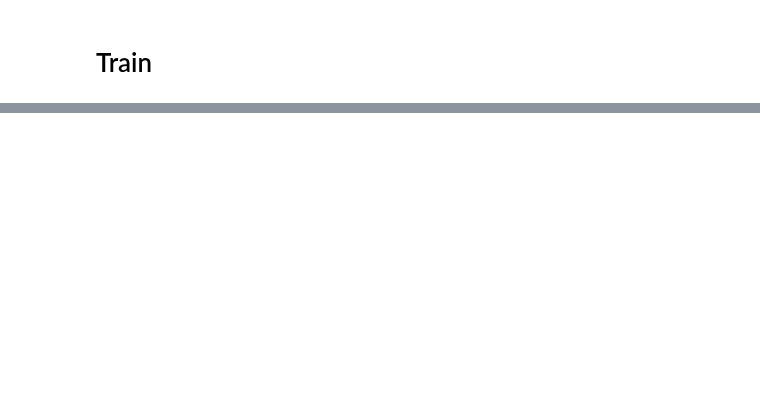
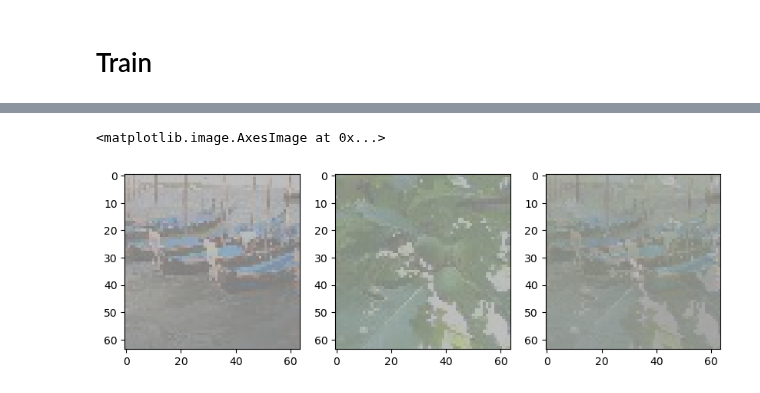
Before and after one commit to grach0v/AI_Masters, a Jupyter notebook: Machine_Leraning_3/HW2/experiments.ipynb, the cells around one changed output, grey strips where cells are left out. Cells and saved outputs as stored; diff of their text form; code cells hidden in the pictures; blank space fills up the shorter version.

```diff
--- a/Machine_Leraning_3/HW2/experiments.ipynb
+++ b/Machine_Leraning_3/HW2/experiments.ipynb
@@ -240,0 +120,21 @@ def run_experiment(
+# %%
+iter1 = iter(train_loader)
+iter2 = iter(train_loader)
+x1, y1 = next(iter1)
+x2, y2 = next(iter2)
+# %%
+class MixUp:
+    def __init__(self, alpha):
+        self.alpha = alpha
+
+    def __call__(self, x1, x2):
+        return x1 * self.alpha + x2 * (1 - self.alpha)
+# %%
+mixup = MixUp(0.5)
+fig, axs = plt.subplots(1, 3, figsize=(10, 3))
+axs[0].imshow(tensor_to_image(x1[1]))
+axs[1].imshow(tensor_to_image(x2[1]))
+axs[2].imshow(tensor_to_image(mixup(x1, x2)[1]))
+# %% [output]
+<matplotlib.image.AxesImage at 0x...>
+[figure, added]
```
Also changed, not shown: parts of 27 cells of this notebook.
